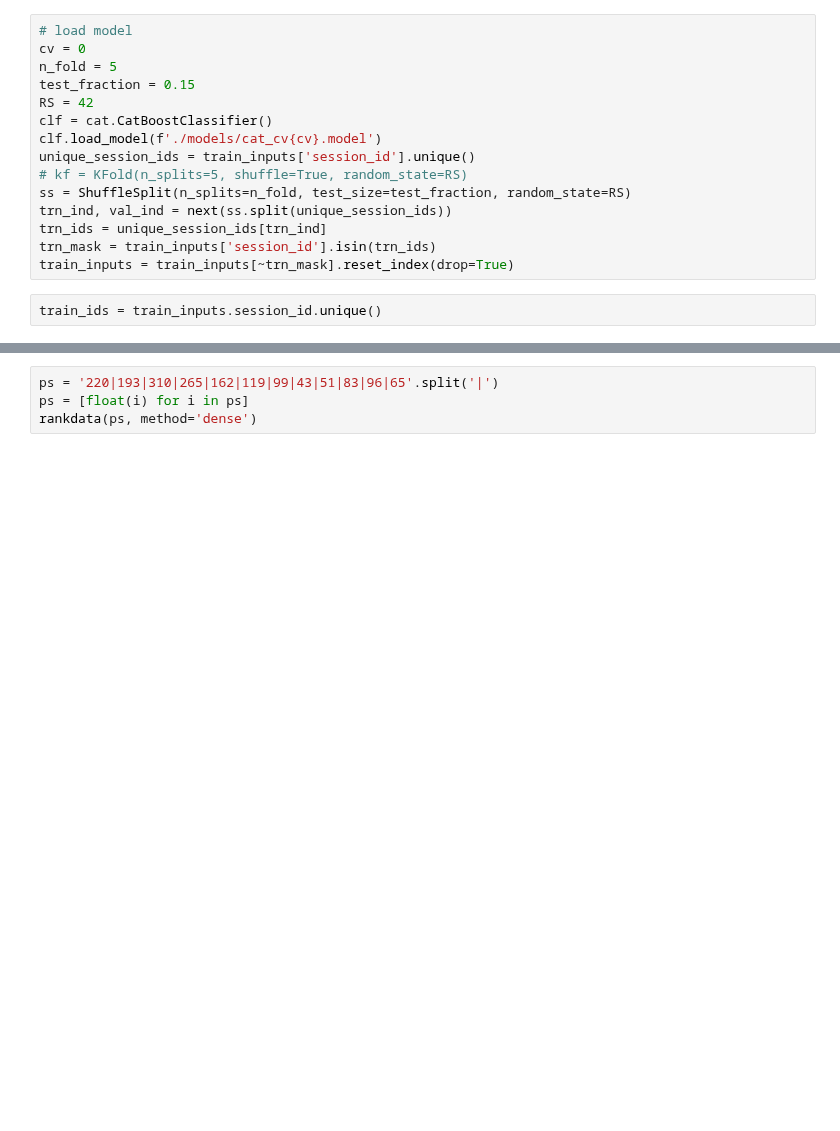
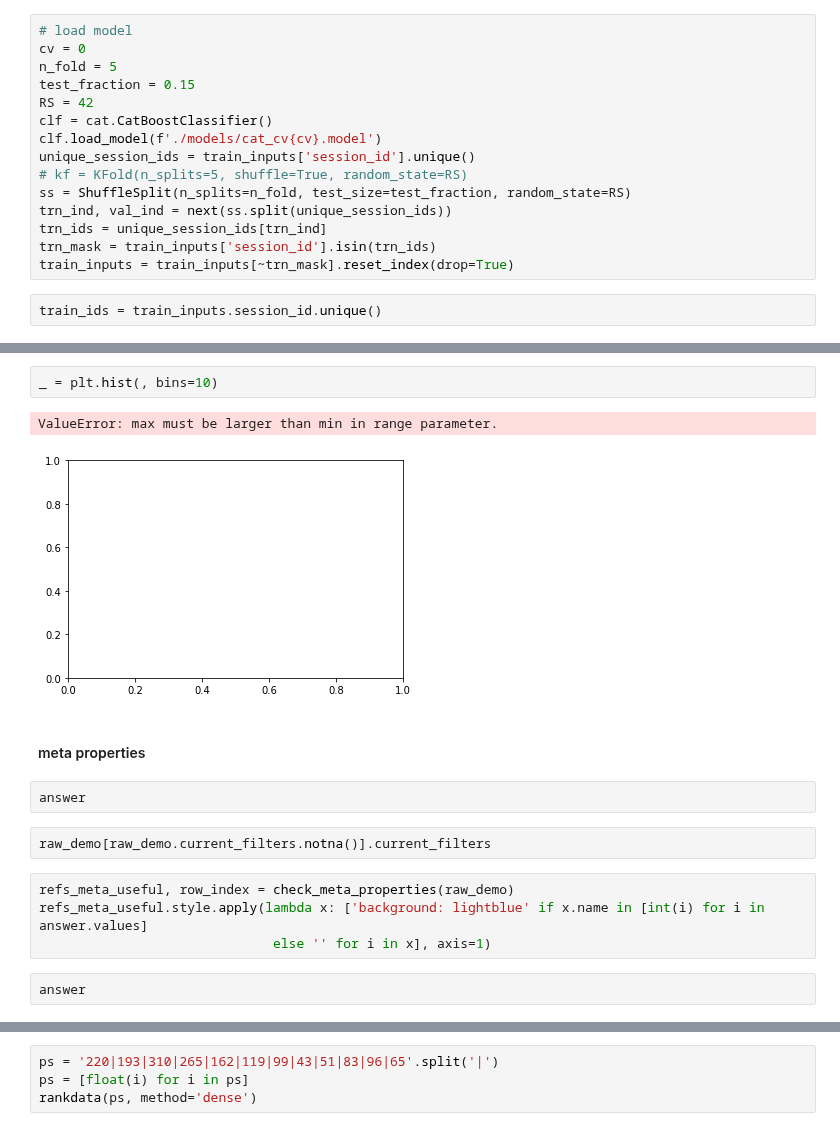
Before and after one commit to samshipengs/naps, a Jupyter notebook: cat_model_checking.ipynb, the cells around one changed output, grey strips where cells are left out. Drawn from its saved outputs; the diff is of its cells as text; blank space fills up the shorter version.

```diff
--- a/cat_model_checking.ipynb
+++ b/cat_model_checking.ipynb
@@ -166,0 +445,17 @@ shap.summary_plot(shap_values[0], xtrain)#, plot_type='dot')
+# %%
+_ = plt.hist(, bins=10)
+# %% [output]
+ValueError: max must be larger than min in range parameter.
+[figure, added]
+# %% [markdown]
+#### meta properties
+# %%
+answer
+# %%
+raw_demo[raw_demo.current_filters.notna()].current_filters
+# %%
+refs_meta_useful, row_index = check_meta_properties(raw_demo)
+refs_meta_useful.style.apply(lambda x: ['background: lightblue' if x.name in [int(i) for i in answer.values]
+                              else '' for i in x], axis=1)
+# %%
+answer
```
Also changed, not shown: parts of 99 cells of this notebook, 9 other files.
